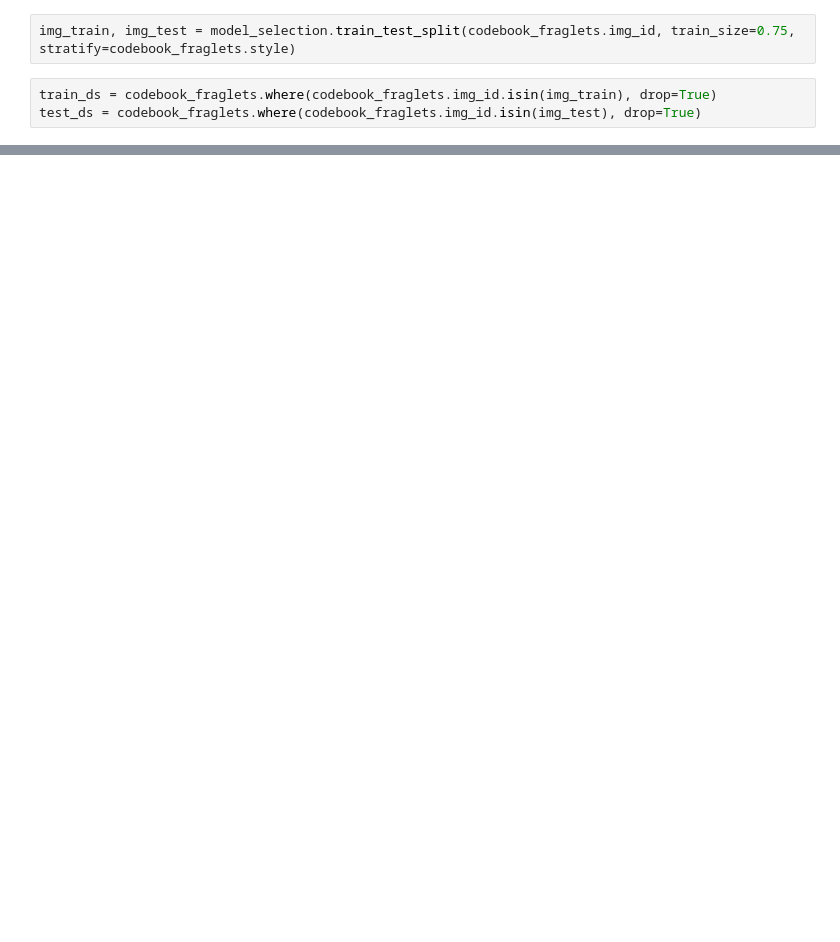
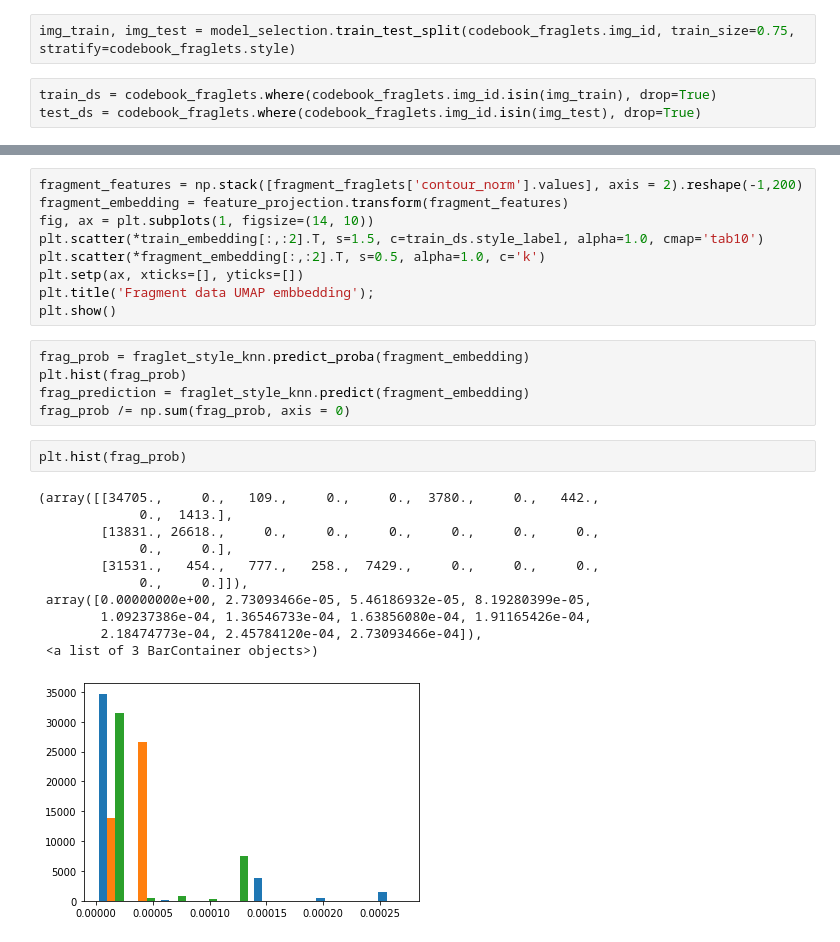
Before and after one commit to rikvegter/handwriting_recognition, a Jupyter notebook: style/scripts/classify.ipynb, the cells around one changed output, grey strips where cells are left out. Drawn from its saved outputs; the diff is of its cells as text; blank space fills up the shorter version.

```diff
--- a/style/scripts/classify.ipynb
+++ b/style/scripts/classify.ipynb
@@ -99,0 +143,28 @@ array([[10, 11,  9],
+# %%
+fragment_features = np.stack([fragment_fraglets['contour_norm'].values], axis = 2).reshape(-1,200)
+fragment_embedding = feature_projection.transform(fragment_features)
+fig, ax = plt.subplots(1, figsize=(14, 10))
+plt.scatter(*train_embedding[:,:2].T, s=1.5, c=train_ds.style_label, alpha=1.0, cmap='tab10')
+plt.scatter(*fragment_embedding[:,:2].T, s=0.5, alpha=1.0, c='k')
+plt.setp(ax, xticks=[], yticks=[])
+plt.title('Fragment data UMAP embbedding');
+plt.show()
+# %%
+frag_prob = fraglet_style_knn.predict_proba(fragment_embedding)
+plt.hist(frag_prob)
+frag_prediction = fraglet_style_knn.predict(fragment_embedding)
+frag_prob /= np.sum(frag_prob, axis = 0)
+# %%
+plt.hist(frag_prob)
+# %% [output]
+(array([[34705.,     0.,   109.,     0.,     0.,  3780.,     0.,   442.,
+             0.,  1413.],
+        [13831., 26618.,     0.,     0.,     0.,     0.,     0.,     0.,
+             0.,     0.],
+        [31531.,   454.,   777.,   258.,  7429.,     0.,     0.,     0.,
+             0.,     0.]]),
+ array([0.00000000e+00, 2.73093466e-05, 5.46186932e-05, 8.19280399e-05,
+        1.09237386e-04, 1.36546733e-04, 1.63856080e-04, 1.91165426e-04,
+        2.18474773e-04, 2.45784120e-04, 2.73093466e-04]),
+ <a list of 3 BarContainer objects>)
+[figure, added]
```
Also changed, not shown: parts of 25 cells of this notebook, 3 other files.
